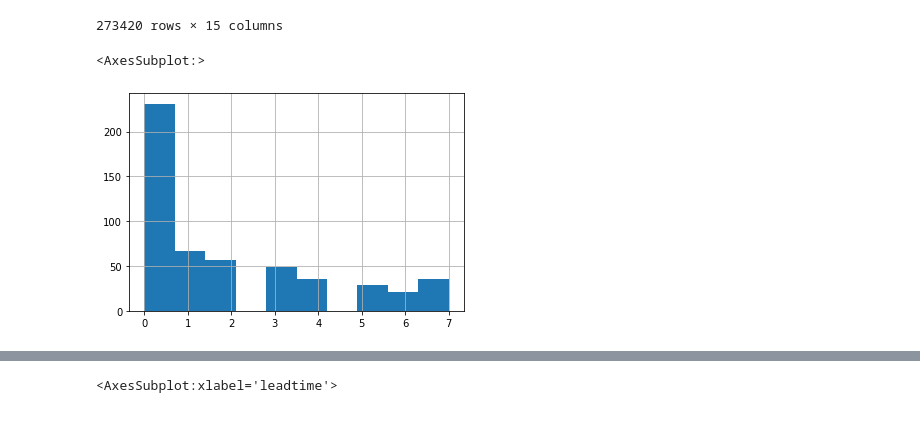
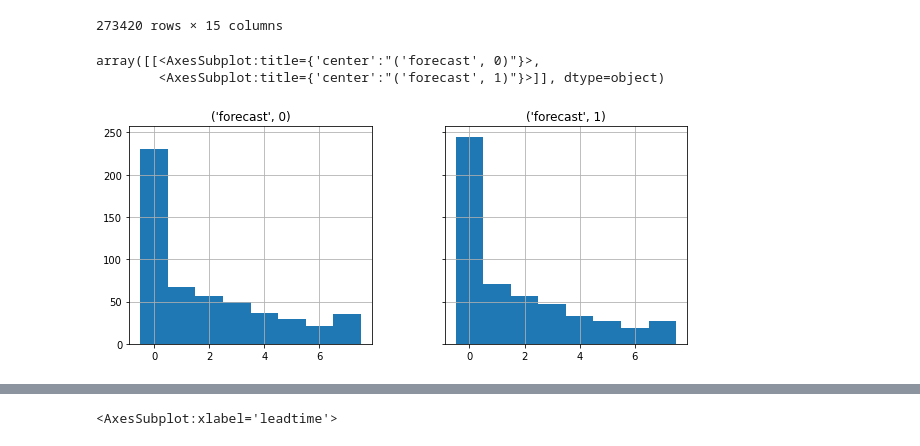
Before and after one commit to chiemvs/SubSeas, a Jupyter notebook: Check_hotdays.ipynb, the cells around one changed output, grey strips where cells are left out. Drawn from its saved outputs; the diff is of its cells as text; code cells hidden in the pictures.

```diff
--- a/Check_hotdays.ipynb
+++ b/Check_hotdays.ipynb
@@ -83,8 +83,9 @@ df
 | 14 | 2019-06-24 | 14 | 40 | 0.0 | 7.0 | 0.0 | 0.0 | 2.0 | 5.0 | 0.0 | 0.0 | ... |
 273420 rows × 15 columns
 # %%
-df.loc[np.logical_and(df['clustid'] == 9, df['leadtime'] == 1),('forecast',0)].hist()
+df.loc[np.logical_and(df['clustid'] == 9, df['leadtime'] == 1),('forecast',[0,1])].hist(sharey = True, bins = np.arange(-0.5,8.5), figsize = (10,4))
 # %% [output]
-<AxesSubplot:>
+array([[<AxesSubplot:title={'center':"('forecast', 0)"}>,
+        <AxesSubplot:title={'center':"('forecast', 1)"}>]], dtype=object)
-[figure, old version]
+[figure, new version]
 # %%
```
Also changed, not shown: parts of 5 cells of this notebook, 4 other files.
